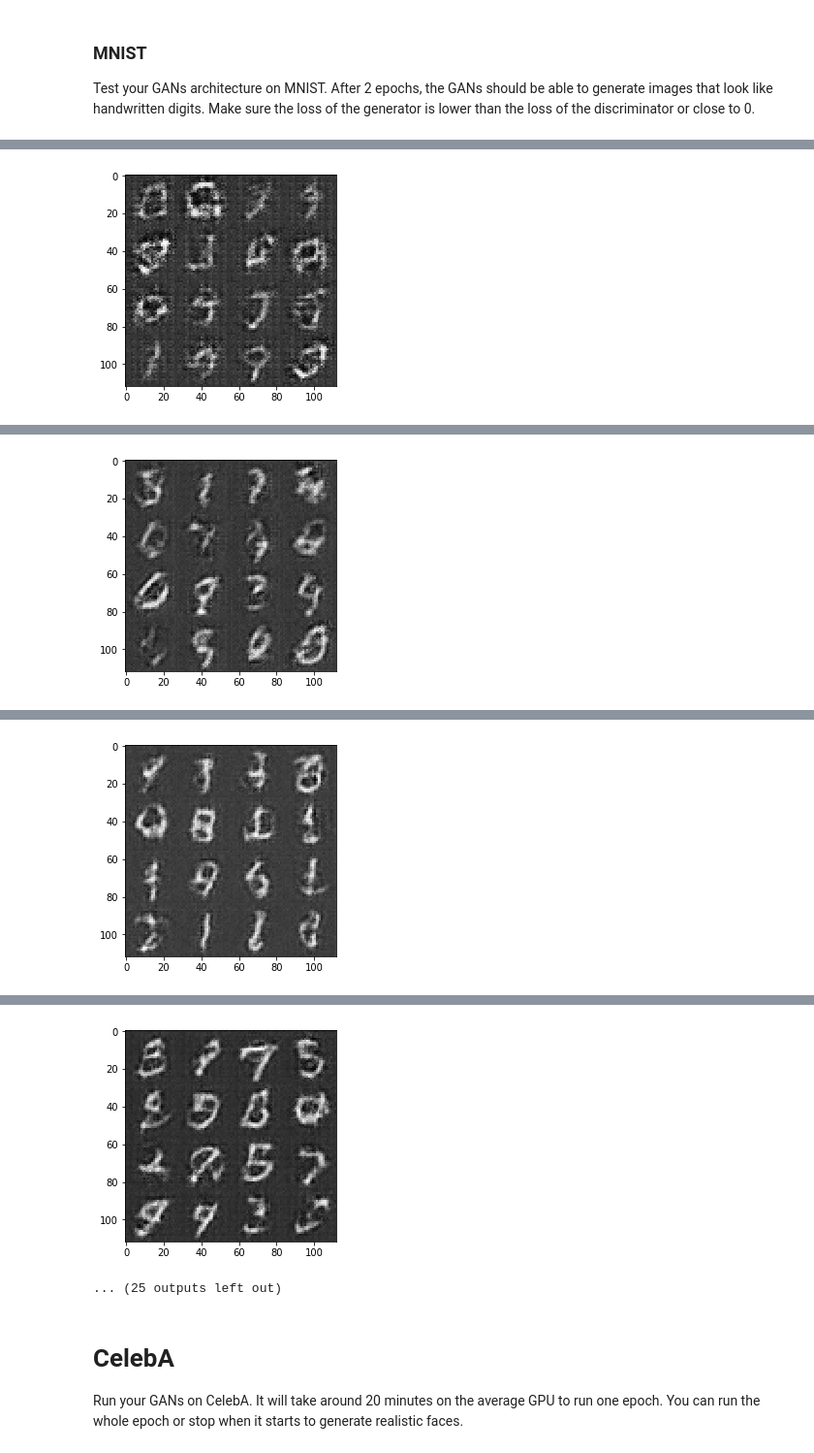
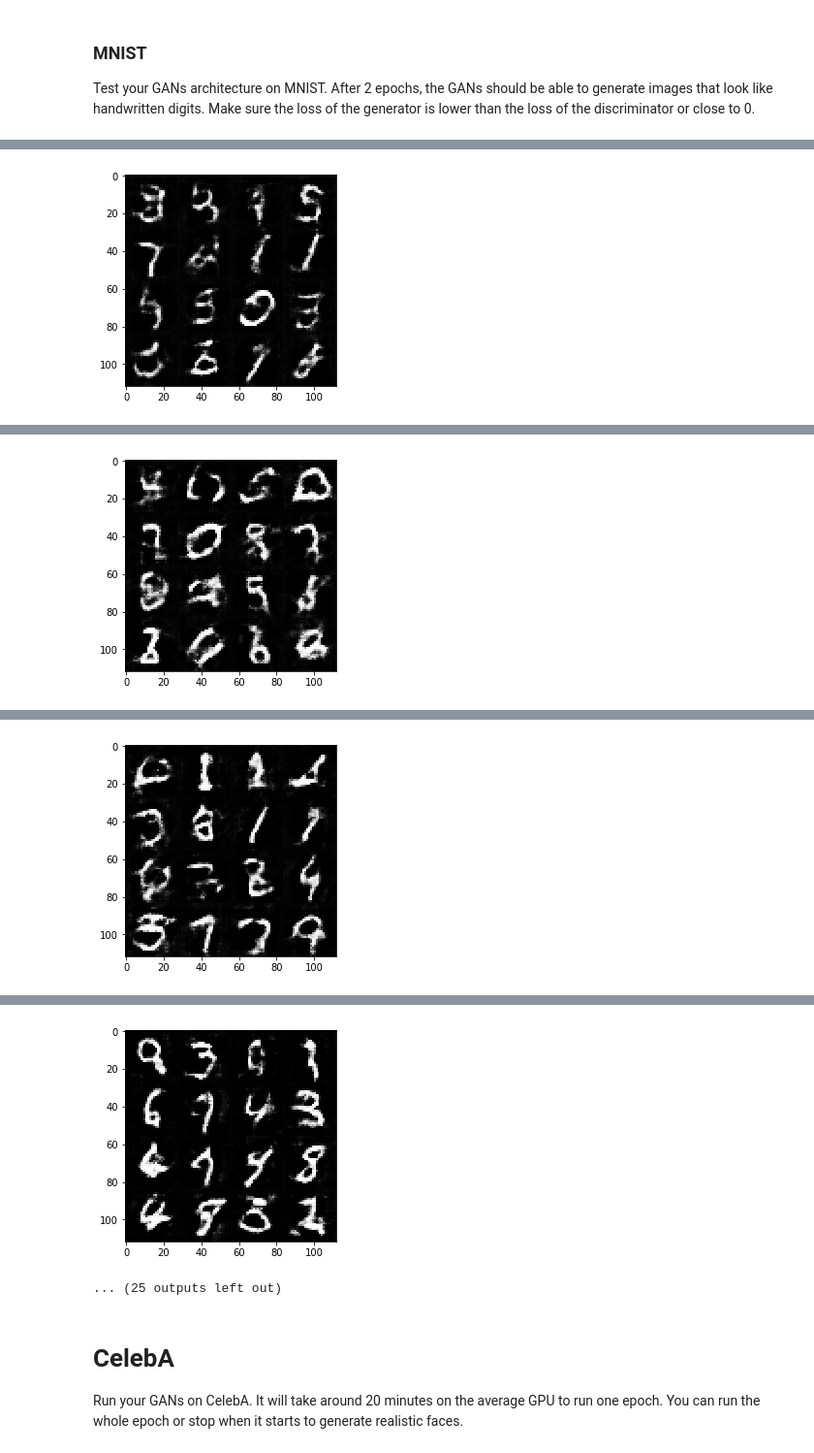
Before and after one commit to khellan/ud_dl_nd_project_5, a Jupyter notebook: dlnd_face_generation.ipynb, the cells around one changed output, grey strips where cells are left out. Shown at 97% size. Saved outputs shown, nothing was run; the diff lists cells and outputs as text; code cells hidden in the pictures.

Commit message:
Tuned GAN with bugfixes
Double the batch size.
Improved learning rate.
Improved beta.

```diff
--- a/dlnd_face_generation.ipynb
+++ b/dlnd_face_generation.ipynb
@@ -233,13 +233,13 @@ def model_loss(input_real, input_z, out_channel_dim):
     d_model_real, d_logits_real = discriminator(input_real, reuse=False)
     d_model_fake, d_logits_fake = discriminator(g_model, reuse=True)
     d_loss_real = tf.reduce_mean(
-        tf.nn.sigmoid_cross_entropy_with_logits(logits=d_logits_real, labels=tf.ones_like(d_model_real))
+        tf.nn.sigmoid_cross_entropy_with_logits(logits=d_logits_real, labels=tf.ones_like(d_model_real) * 0.9)
     )
     d_loss_fake = tf.reduce_mean(
         tf.nn.sigmoid_cross_entropy_with_logits(logits=d_logits_fake, labels=tf.zeros_like(d_model_fake))
     )
     g_loss = tf.reduce_mean(
-        tf.nn.sigmoid_cross_entropy_with_logits(logits=d_logits_fake, labels=tf.ones_like(d_model_fake))
+        tf.nn.sigmoid_cross_entropy_with_logits(logits=d_logits_fake, labels=tf.ones_like(d_model_fake) * 0.9)
     )
     d_loss = d_loss_real + d_loss_fake
     return (d_loss, g_loss)
@@ -348,6 +348,7 @@ def train(epoch_count, batch_size, z_dim, learning_rate, beta1, get_batches, dat
         sess.run(tf.global_variables_initializer())
         for epoch_i in range(epoch_count):
             for batch_images in get_batches(batch_size):
+                batch_images *= 2
                 # TODO: Train Model
                 step += 1
                 batch_z = np.random.uniform(-1, 1, size=(batch_size, z_dim))
@@ -368,8 +369,8 @@ Test your GANs architecture on MNIST.  After 2 epochs, the GANs should be able t
 # %%
 batch_size = 64
 z_dim = 100
-learning_rate = 0.0002
-beta1 = 0.5
+learning_rate = 0.0005
+beta1 = 0.3
 
 
 """
@@ -417 +418 @@ Epoch 1/2... Discriminator Loss: 0.2102... Generator Loss: 3.3678
-[figure, old version]
+[figure, new version]
@@ -428 +429 @@ Epoch 1/2... Discriminator Loss: 0.2577... Generator Loss: 1.9264
-[figure, old version]
+[figure, new version]
@@ -439 +440 @@ Epoch 1/2... Discriminator Loss: 0.6331... Generator Loss: 1.0527
-[figure, old version]
+[figure, new version]
@@ -450,4 +451,4 @@ Epoch 1/2... Discriminator Loss: 0.2213... Generator Loss: 2.0843
-[figure, old version]
+[figure, new version]
 ... (25 outputs left out)
 # %% [markdown]
 # CelebA
```
Also changed, not shown: parts of 2 cells of this notebook, 1 other file.
